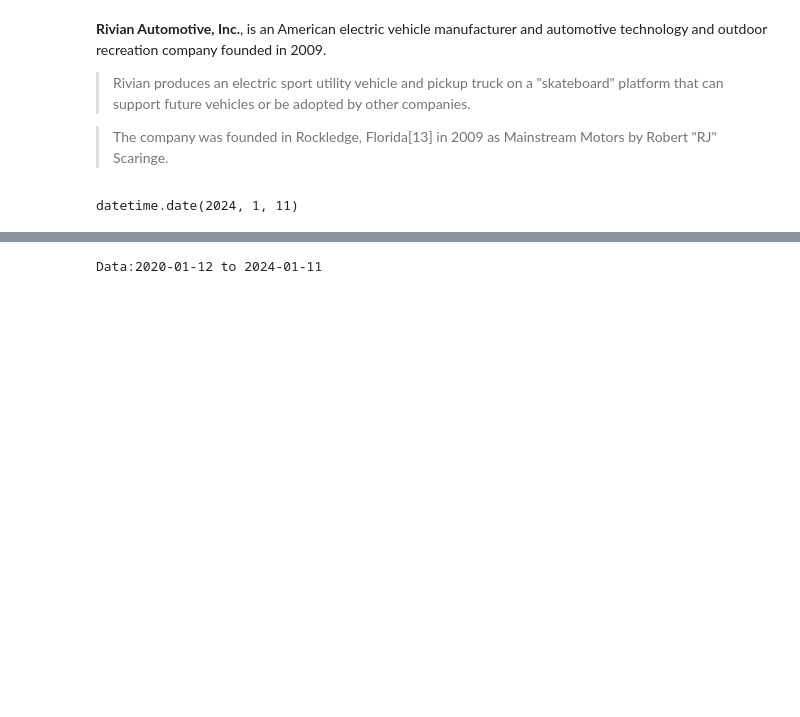
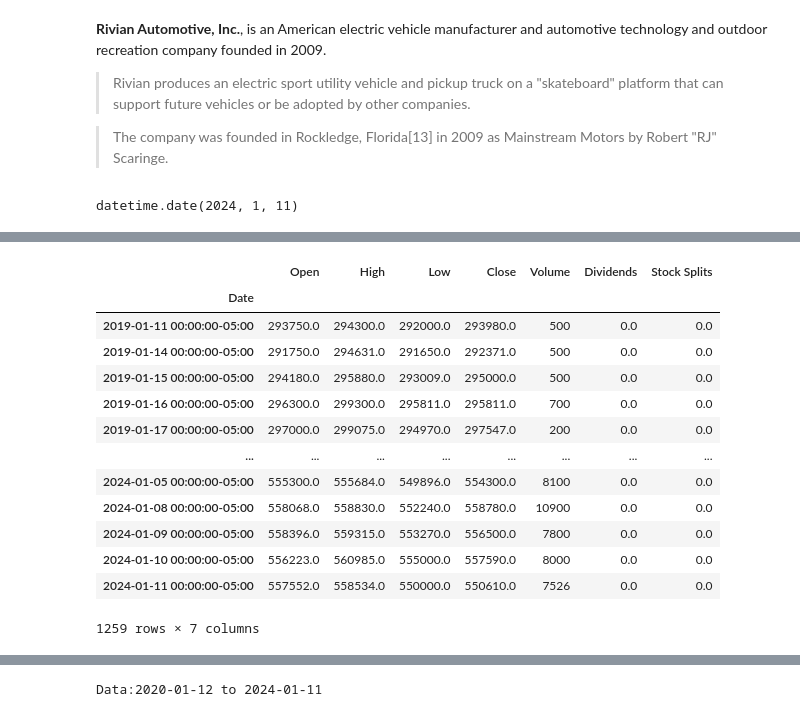
Before and after one commit to noelmt7/AML_Stock_price_prediction, a Jupyter notebook: OnRivian.ipynb, the cells around one changed output, grey strips where cells are left out. Drawn from its saved outputs; the diff is of its cells as text; code cells hidden in the pictures; blank space fills up the shorter version.

```diff
--- a/OnRivian.ipynb
+++ b/OnRivian.ipynb
@@ -65 +46,18 @@ df_RIVIAN
+# %%
+df
+# %% [output]
+|  | Open | High | Low | Close | Volume | Dividends | Stock Splits |
+| Date |  |  |  |  |  |  |  |
+| 2019-01-11 00:00:00-05:00 | 293750.0 | 294300.0 | 292000.0 | 293980.0 | 500 | 0.0 | 0.0 |
+| 2019-01-14 00:00:00-05:00 | 291750.0 | 294631.0 | 291650.0 | 292371.0 | 500 | 0.0 | 0.0 |
+| 2019-01-15 00:00:00-05:00 | 294180.0 | 295880.0 | 293009.0 | 295000.0 | 500 | 0.0 | 0.0 |
+| 2019-01-16 00:00:00-05:00 | 296300.0 | 299300.0 | 295811.0 | 295811.0 | 700 | 0.0 | 0.0 |
+| 2019-01-17 00:00:00-05:00 | 297000.0 | 299075.0 | 294970.0 | 297547.0 | 200 | 0.0 | 0.0 |
+| ... | ... | ... | ... | ... | ... | ... | ... |
+| 2024-01-05 00:00:00-05:00 | 555300.0 | 555684.0 | 549896.0 | 554300.0 | 8100 | 0.0 | 0.0 |
+| 2024-01-08 00:00:00-05:00 | 558068.0 | 558830.0 | 552240.0 | 558780.0 | 10900 | 0.0 | 0.0 |
+| 2024-01-09 00:00:00-05:00 | 558396.0 | 559315.0 | 553270.0 | 556500.0 | 7800 | 0.0 | 0.0 |
+| 2024-01-10 00:00:00-05:00 | 556223.0 | 560985.0 | 555000.0 | 557590.0 | 8000 | 0.0 | 0.0 |
+| 2024-01-11 00:00:00-05:00 | 557552.0 | 558534.0 | 550000.0 | 550610.0 | 7526 | 0.0 | 0.0 |
+1259 rows × 7 columns
 # %%
```
Also changed, not shown: parts of 10 cells of this notebook.
